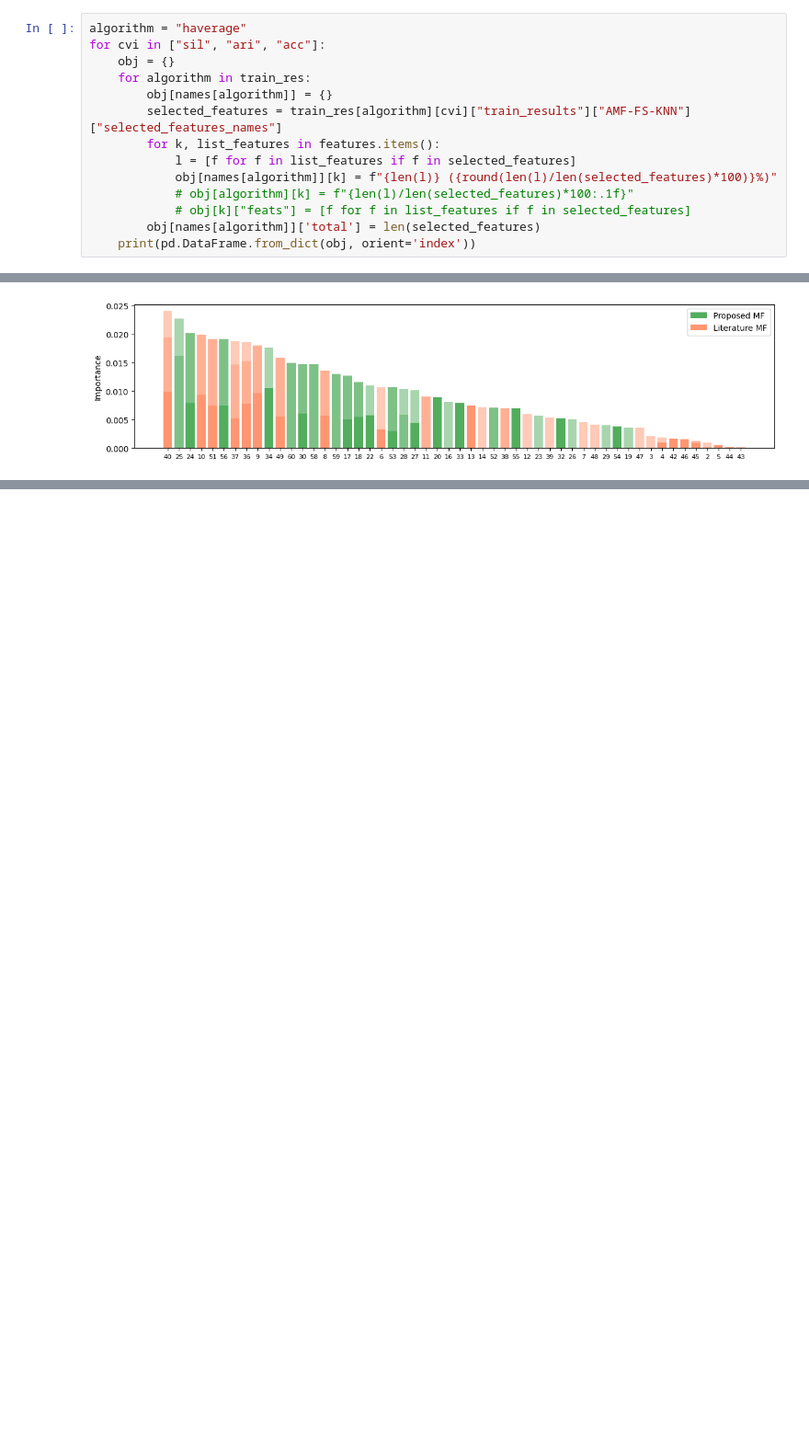
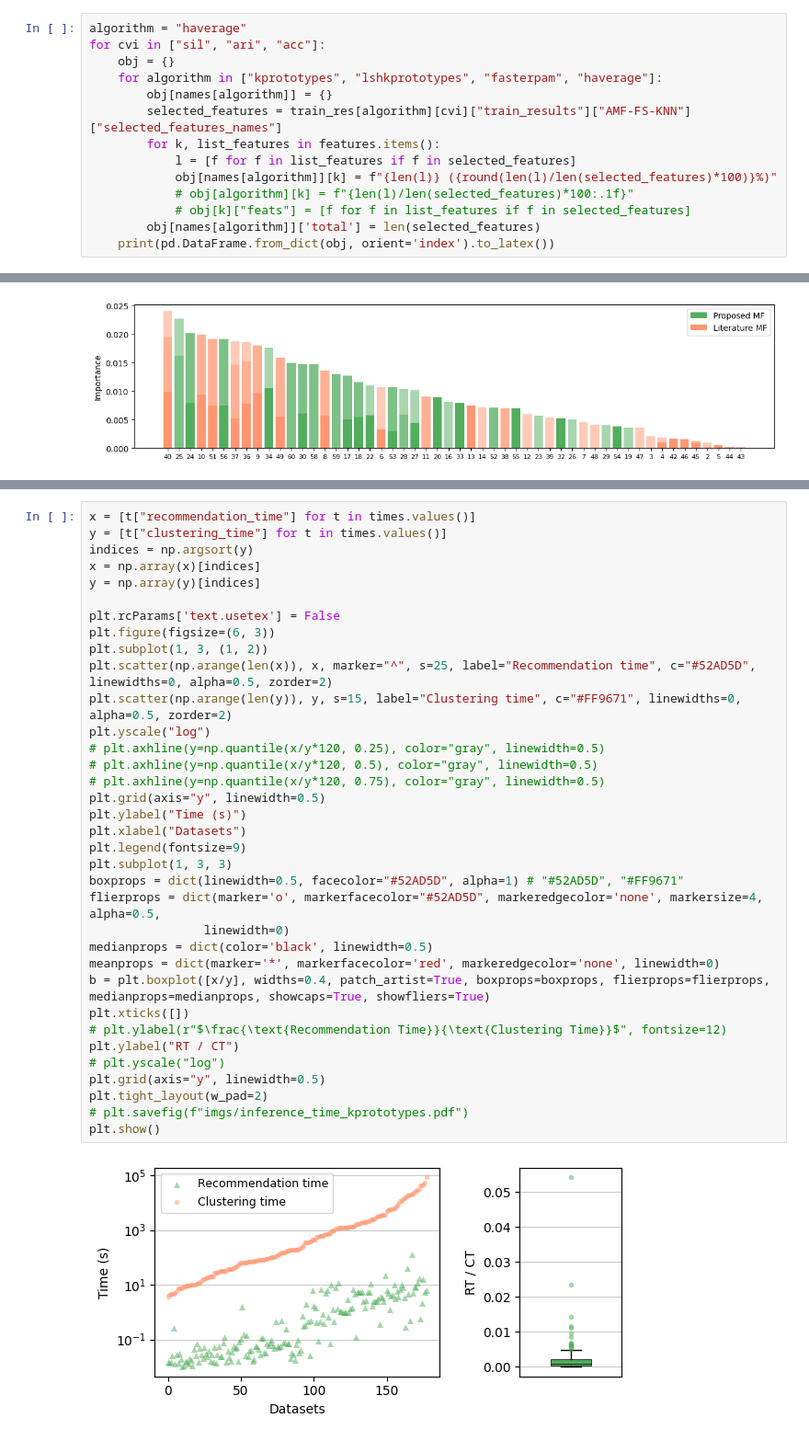
Before and after one commit to AbdoulayeDiop/simrec, a Jupyter notebook: paper/paper.ipynb, the cells around one changed output, grey strips where cells are left out. Shown at 92% size. Saved outputs shown, nothing was run; the diff lists cells and outputs as text; blank space fills up the shorter version.

```diff
--- a/paper/paper.ipynb
+++ b/paper/paper.ipynb
@@ -1170,7 +1184,7 @@ features = {
 algorithm = "haverage"
 for cvi in ["sil", "ari", "acc"]:
     obj = {}
-    for algorithm in train_res:
+    for algorithm in ["kprototypes", "lshkprototypes", "fasterpam", "haverage"]:
         obj[names[algorithm]] = {}
         selected_features = train_res[algorithm][cvi]["train_results"]["AMF-FS-KNN"]["selected_features_names"]
         for k, list_features in features.items():
@@ -1179,5 +1193,5 @@ for cvi in ["sil", "ari", "acc"]:
             # obj[algorithm][k] = f"{len(l)/len(selected_features)*100:.1f}"
             # obj[k]["feats"] = [f for f in list_features if f in selected_features]
         obj[names[algorithm]]['total'] = len(selected_features)
-    print(pd.DataFrame.from_dict(obj, orient='index'))
+    print(pd.DataFrame.from_dict(obj, orient='index').to_latex())
 # %% [output]
@@ -1406,0 +1479,37 @@ for cvi in ["sil", "ari", "acc"]:
+# %%
+x = [t["recommendation_time"] for t in times.values()]
+y = [t["clustering_time"] for t in times.values()]
+indices = np.argsort(y)
+x = np.array(x)[indices]
+y = np.array(y)[indices]
+
+plt.rcParams['text.usetex'] = False
+plt.figure(figsize=(6, 3))
+plt.subplot(1, 3, (1, 2))
+plt.scatter(np.arange(len(x)), x, marker="^", s=25, label="Recommendation time", c="#52AD5D", linewidths=0, alpha=0.5, zorder=2)
+plt.scatter(np.arange(len(y)), y, s=15, label="Clustering time", c="#FF9671", linewidths=0, alpha=0.5, zorder=2)
+plt.yscale("log")
+# plt.axhline(y=np.quantile(x/y*120, 0.25), color="gray", linewidth=0.5)
+# plt.axhline(y=np.quantile(x/y*120, 0.5), color="gray", linewidth=0.5)
+# plt.axhline(y=np.quantile(x/y*120, 0.75), color="gray", linewidth=0.5)
+plt.grid(axis="y", linewidth=0.5)
+plt.ylabel("Time (s)")
+plt.xlabel("Datasets")
+plt.legend(fontsize=9)
+plt.subplot(1, 3, 3)
+boxprops = dict(linewidth=0.5, facecolor="#52AD5D", alpha=1) # "#52AD5D", "#FF9671"
+flierprops = dict(marker='o', markerfacecolor="#52AD5D", markeredgecolor='none', markersize=4, alpha=0.5,
+                linewidth=0)
+medianprops = dict(color='black', linewidth=0.5)
+meanprops = dict(marker='*', markerfacecolor='red', markeredgecolor='none', linewidth=0)
+b = plt.boxplot([x/y], widths=0.4, patch_artist=True, boxprops=boxprops, flierprops=flierprops, medianprops=medianprops, showcaps=True, showfliers=True)
+plt.xticks([])
+# plt.ylabel(r"$\frac{\text{Recommendation Time}}{\text{Clustering Time}}$", fontsize=12)
+plt.ylabel("RT / CT")
+# plt.yscale("log")
+plt.grid(axis="y", linewidth=0.5)
+plt.tight_layout(w_pad=2)
+# plt.savefig(f"imgs/inference_time_kprototypes.pdf")
+plt.show()
+# %% [output]
+[figure, added]
```
Also changed, not shown: parts of 4 cells of this notebook, 5 other files.
